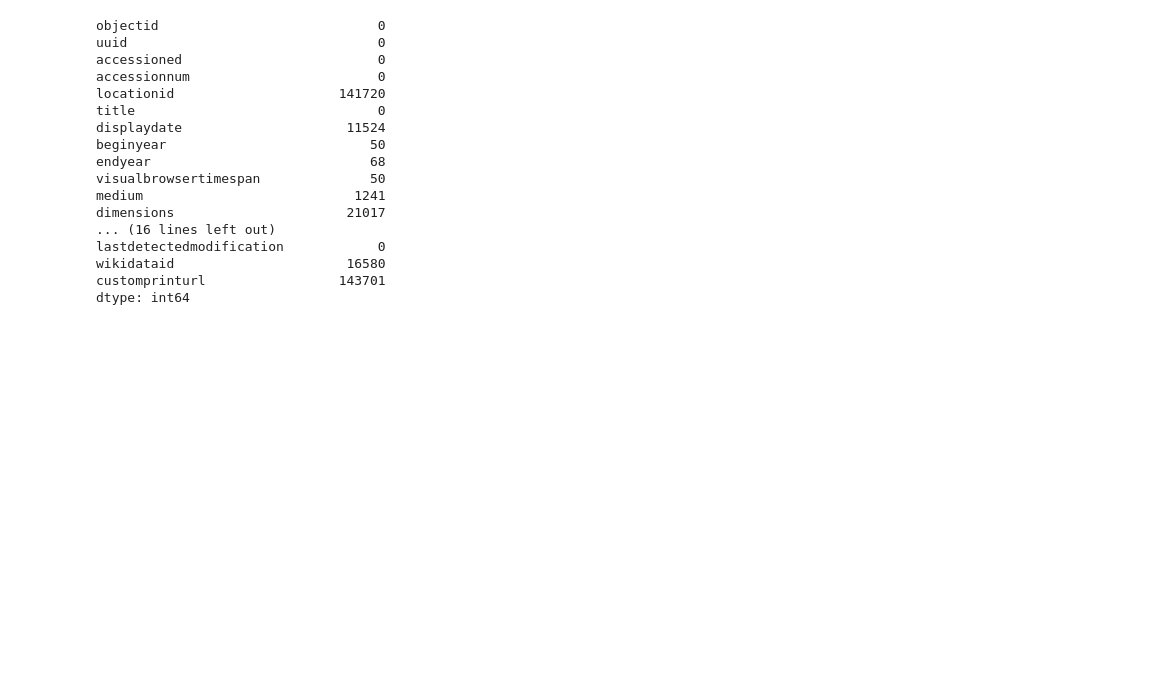
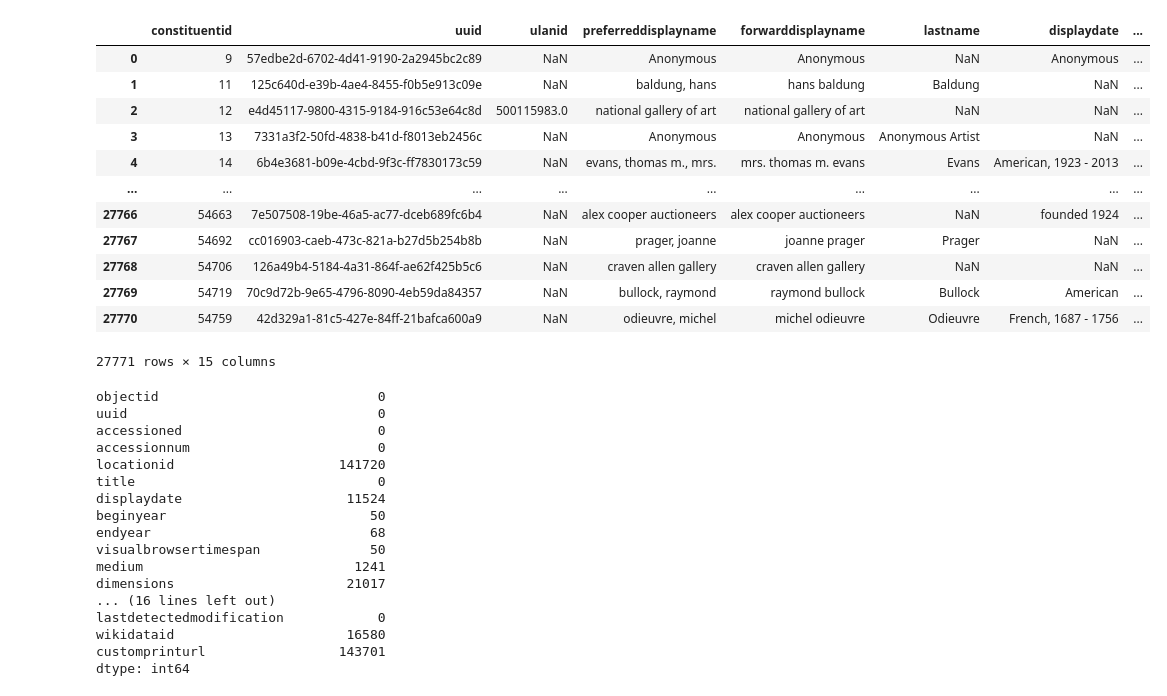
Before and after one commit to PranathiSagi/IS477-Sagi-Kidwell-Shafer, a Jupyter notebook: IS477_Project.ipynb, the cells around one changed output. Saved outputs shown, nothing was run; the diff lists cells and outputs as text; code cells hidden in the pictures; blank space fills up the shorter version.

```diff
--- a/IS477_Project.ipynb
+++ b/IS477_Project.ipynb
@@ -13,3 +13,28 @@ media_items_url = 'https://raw.githubusercontent.com/NationalGalleryOfArt/openda
 media_df = pd.read_csv(media_items_url)
 media_relationships_url = 'https://raw.githubusercontent.com/NationalGalleryOfArt/opendata/refs/heads/main/data/media_relationships.csv'
 media_relationships_df = pd.read_csv(media_relationships_url)
+# %%
+cons_df.dtypes
+cons_df.isna().sum()
+cons_df
+remove = ['anonymous artist', 'anonymous']
+cons_df['preferreddisplayname'] = cons_df['preferreddisplayname'].str.lower().str.strip()
+cons_df['preferreddisplayname'] = cons_df['preferreddisplayname'].replace(remove, 'Anonymous')
+cons_df
+cons_df['forwarddisplayname'] = cons_df['forwarddisplayname'].str.lower().str.strip()
+cons_df['forwarddisplayname'] = cons_df['forwarddisplayname'].replace(remove, 'Anonymous')
+cons_df
+# %% [output]
+|  | constituentid | uuid | ulanid | preferreddisplayname | forwarddisplayname | lastname | displaydate | ... |
+| 0 | 9 | 57edbe2d-6702-4d41-9190-2a2945bc2c89 | NaN | Anonymous | Anonymous | NaN | Anonymous | ... |
+| 1 | 11 | 125c640d-e39b-4ae4-8455-f0b5e913c09e | NaN | baldung, hans | hans baldung | Baldung | NaN | ... |
+| 2 | 12 | e4d45117-9800-4315-9184-916c53e64c8d | 500115983.0 | national gallery of art | national gallery of art | NaN | NaN | ... |
+| 3 | 13 | 7331a3f2-50fd-4838-b41d-f8013eb2456c | NaN | Anonymous | Anonymous | Anonymous Artist | NaN | ... |
+| 4 | 14 | 6b4e3681-b09e-4cbd-9f3c-ff7830173c59 | NaN | evans, thomas m., mrs. | mrs. thomas m. evans | Evans | American, 1923 - 2013 | ... |
+| ... | ... | ... | ... | ... | ... | ... | ... | ... |
+| 27766 | 54663 | 7e507508-19be-46a5-ac77-dceb689fc6b4 | NaN | alex cooper auctioneers | alex cooper auctioneers | NaN | founded 1924 | ... |
+| 27767 | 54692 | cc016903-caeb-473c-821a-b27d5b254b8b | NaN | prager, joanne | joanne prager | Prager | NaN | ... |
+| 27768 | 54706 | 126a49b4-5184-4a31-864f-ae62f425b5c6 | NaN | craven allen gallery | craven allen gallery | NaN | NaN | ... |
+| 27769 | 54719 | 70c9d72b-9e65-4796-8090-4eb59da84357 | NaN | bullock, raymond | raymond bullock | Bullock | American | ... |
+| 27770 | 54759 | 42d329a1-81c5-427e-84ff-21bafca600a9 | NaN | odieuvre, michel | michel odieuvre | Odieuvre | French, 1687 - 1756 | ... |
+27771 rows × 15 columns
```
Also changed, not shown: parts of 2 cells of this notebook.
